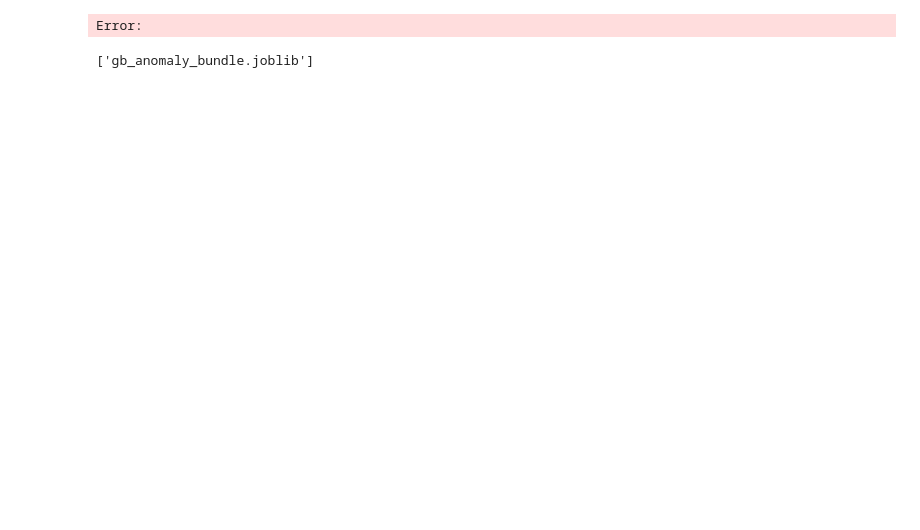
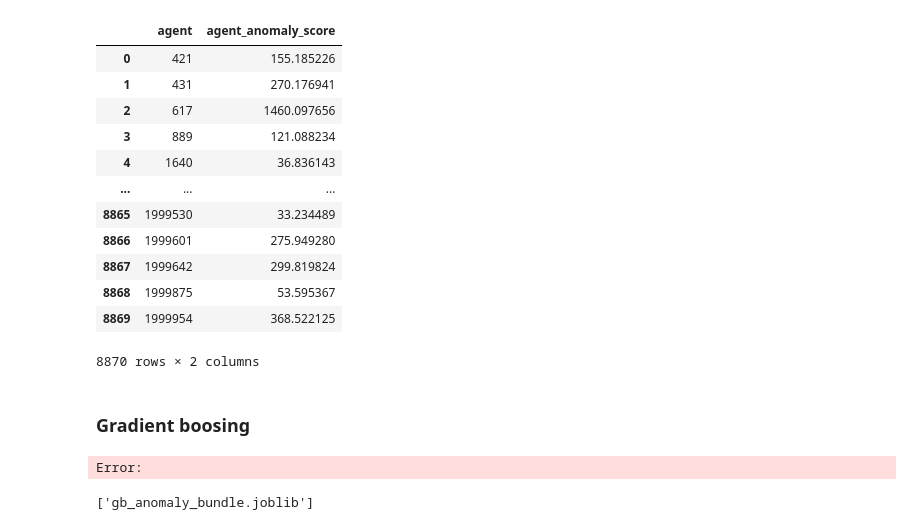
Before and after one commit to ChanukaRavishan/liad, a Jupyter notebook: framework/orte/origin_return_encoder.ipynb, the cells around one changed output. Cells and saved outputs as stored; diff of their text form; code cells hidden in the pictures; blank space fills up the shorter version.

```diff
--- a/framework/orte/origin_return_encoder.ipynb
+++ b/framework/orte/origin_return_encoder.ipynb
@@ -105,3 +280,21 @@ for agent, gt_agent in gt.groupby('agent'):
+# %%
+scores
+# %% [output]
+|  | agent | agent_anomaly_score |
+| 0 | 421 | 155.185226 |
+| 1 | 431 | 270.176941 |
+| 2 | 617 | 1460.097656 |
+| 3 | 889 | 121.088234 |
+| 4 | 1640 | 36.836143 |
+| ... | ... | ... |
+| 8865 | 1999530 | 33.234489 |
+| 8866 | 1999601 | 275.949280 |
+| 8867 | 1999642 | 299.819824 |
+| 8868 | 1999875 | 53.595367 |
+| 8869 | 1999954 | 368.522125 |
+8870 rows × 2 columns
+# %% [markdown]
+### Gradient boosing
 # %%
 def add_features(df):
     df = df.copy()
```
Also changed, not shown: parts of 7 cells of this notebook, 5 other files.
